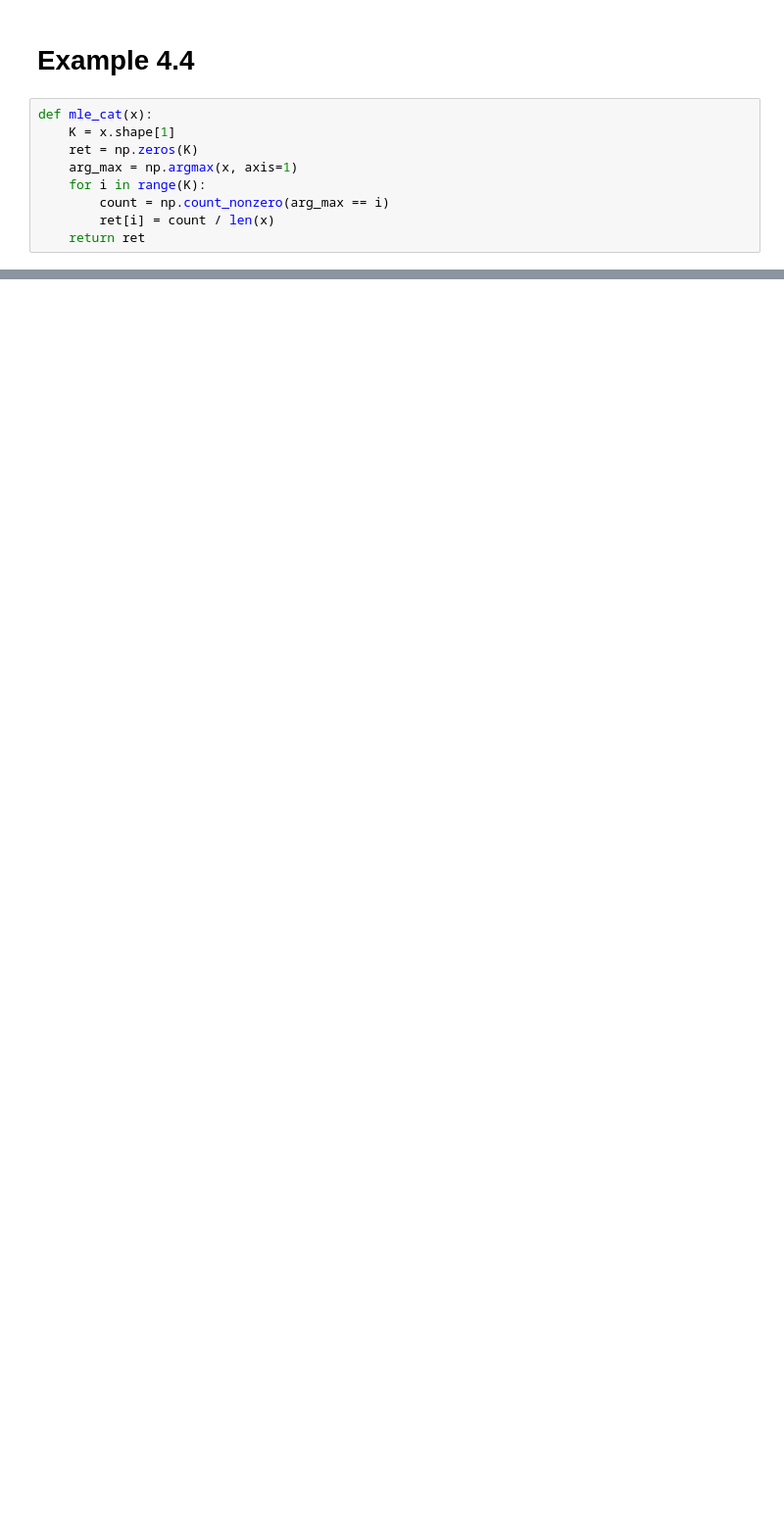
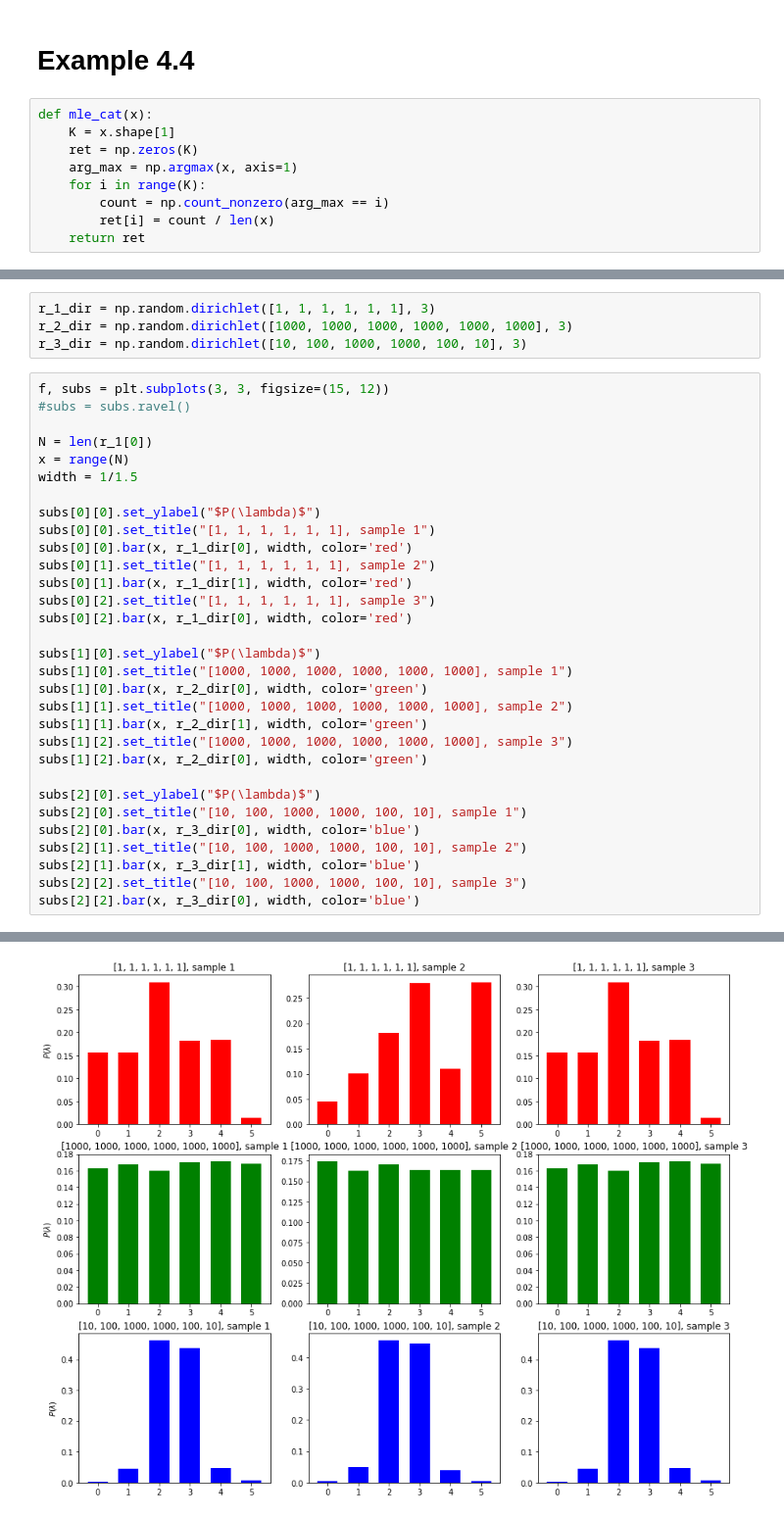
Before and after one commit to ClausHolmgaard/Playground, a Jupyter notebook: ComputerVisionModels/ComputerVisionModelsChap4.ipynb, the cells around one changed output, grey strips where cells are left out. Shown: that part at 98% size. Drawn from its saved outputs; the diff is of its cells as text; blank space fills up the shorter version.

```diff
--- a/ComputerVisionModels/ComputerVisionModelsChap4.ipynb
+++ b/ComputerVisionModels/ComputerVisionModelsChap4.ipynb
@@ -278,0 +291,36 @@ subs[2].bar(x, estimated_2, width, color='red')
+# %%
+r_1_dir = np.random.dirichlet([1, 1, 1, 1, 1, 1], 3)
+r_2_dir = np.random.dirichlet([1000, 1000, 1000, 1000, 1000, 1000], 3)
+r_3_dir = np.random.dirichlet([10, 100, 1000, 1000, 100, 10], 3)
+# %%
+f, subs = plt.subplots(3, 3, figsize=(15, 12))
+#subs = subs.ravel()
+
+N = len(r_1[0])
+x = range(N)
+width = 1/1.5
+
+subs[0][0].set_ylabel("$P(\lambda)$")
+subs[0][0].set_title("[1, 1, 1, 1, 1, 1], sample 1")
+subs[0][0].bar(x, r_1_dir[0], width, color='red')
+subs[0][1].set_title("[1, 1, 1, 1, 1, 1], sample 2")
+subs[0][1].bar(x, r_1_dir[1], width, color='red')
+subs[0][2].set_title("[1, 1, 1, 1, 1, 1], sample 3")
+subs[0][2].bar(x, r_1_dir[0], width, color='red')
+
+subs[1][0].set_ylabel("$P(\lambda)$")
+subs[1][0].set_title("[1000, 1000, 1000, 1000, 1000, 1000], sample 1")
+subs[1][0].bar(x, r_2_dir[0], width, color='green')
+subs[1][1].set_title("[1000, 1000, 1000, 1000, 1000, 1000], sample 2")
+subs[1][1].bar(x, r_2_dir[1], width, color='green')
+subs[1][2].set_title("[1000, 1000, 1000, 1000, 1000, 1000], sample 3")
+subs[1][2].bar(x, r_2_dir[0], width, color='green')
+
+subs[2][0].set_ylabel("$P(\lambda)$")
+subs[2][0].set_title("[10, 100, 1000, 1000, 100, 10], sample 1")
+subs[2][0].bar(x, r_3_dir[0], width, color='blue')
+subs[2][1].set_title("[10, 100, 1000, 1000, 100, 10], sample 2")
+subs[2][1].bar(x, r_3_dir[1], width, color='blue')
+subs[2][2].set_title("[10, 100, 1000, 1000, 100, 10], sample 3")
+subs[2][2].bar(x, r_3_dir[0], width, color='blue')
+# %% [output]
@@ -278,0 +328 @@ subs[2].bar(x, estimated_2, width, color='red')
+[figure, added]
```
Also changed, not shown: parts of 28 cells of this notebook.
